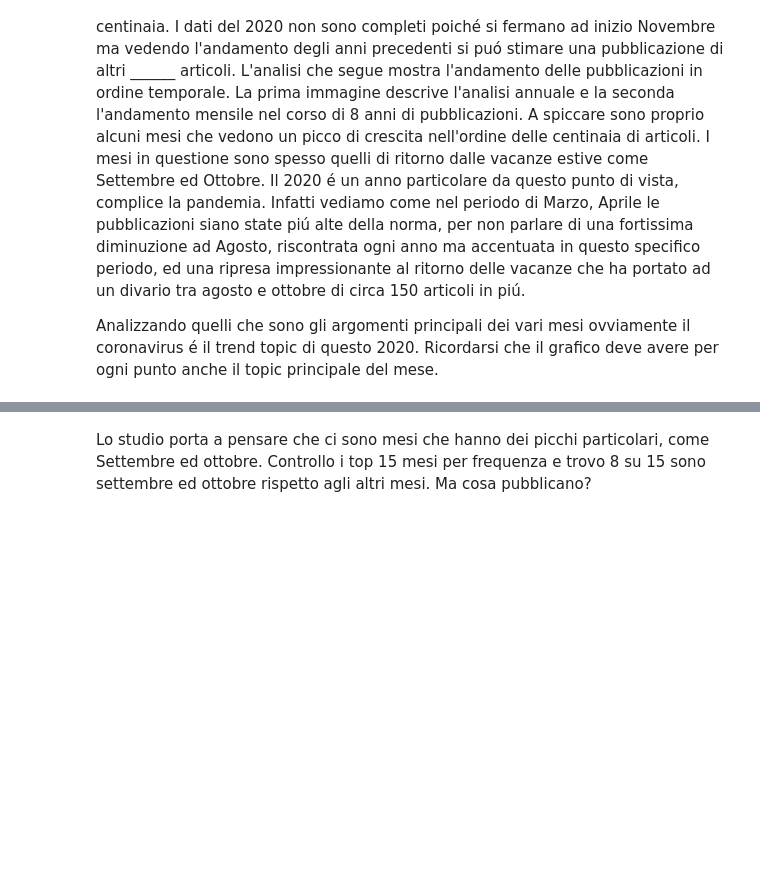
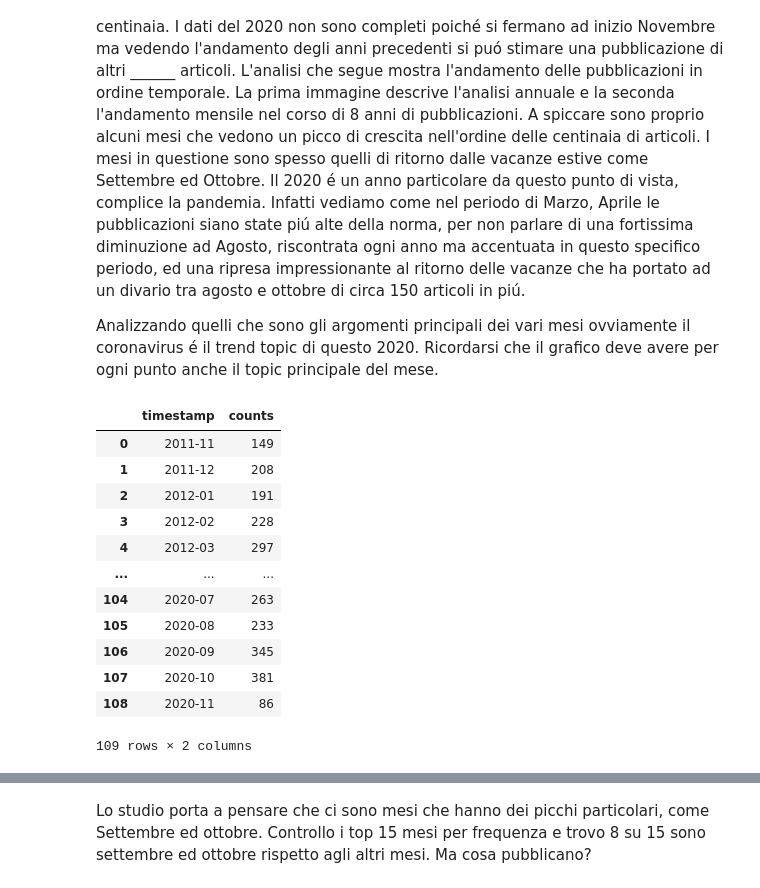
Before and after one commit to frabatx/today_parser, a Jupyter notebook: python/Analyze.ipynb, the cells around one changed output, grey strips where cells are left out. Cells and saved outputs as stored; diff of their text form; code cells hidden in the pictures; blank space fills up the shorter version.

```diff
--- a/python/Analyze.ipynb
+++ b/python/Analyze.ipynb
@@ -143,3 +134,22 @@ month_frequency = df.groupby(pd.Grouper(key='timestamp', freq='1M')).size().rese
+# %%
+month_frequency['timestamp'] = month_frequency['timestamp'].apply(lambda x: x.strftime("%Y-%m"))
+
+month_frequency.to_csv("../newSite/src/countPerMonth.csv", index=False)
+month_frequency
+# %% [output]
+|  | timestamp | counts |
+| 0 | 2011-11 | 149 |
+| 1 | 2011-12 | 208 |
+| 2 | 2012-01 | 191 |
+| 3 | 2012-02 | 228 |
+| 4 | 2012-03 | 297 |
+| ... | ... | ... |
+| 104 | 2020-07 | 263 |
+| 105 | 2020-08 | 233 |
+| 106 | 2020-09 | 345 |
+| 107 | 2020-10 | 381 |
+| 108 | 2020-11 | 86 |
+109 rows × 2 columns
 # %%
 import matplotlib.pyplot as plt
 from matplotlib.pyplot import figure
```
Also changed, not shown: parts of 44 cells of this notebook, 20 other files.
